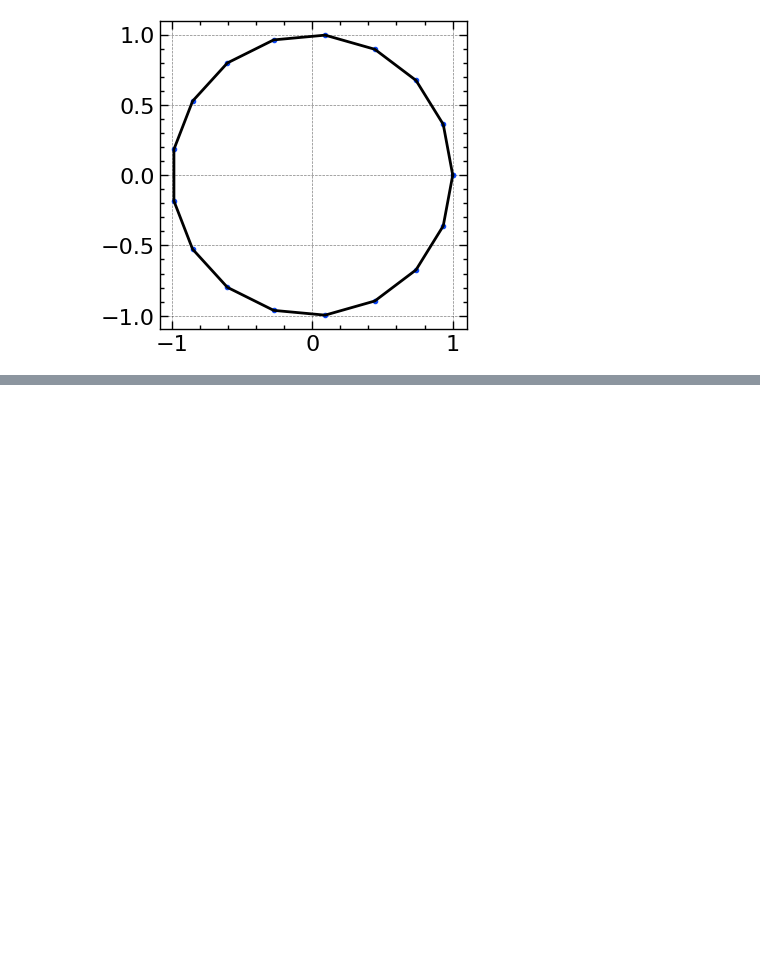
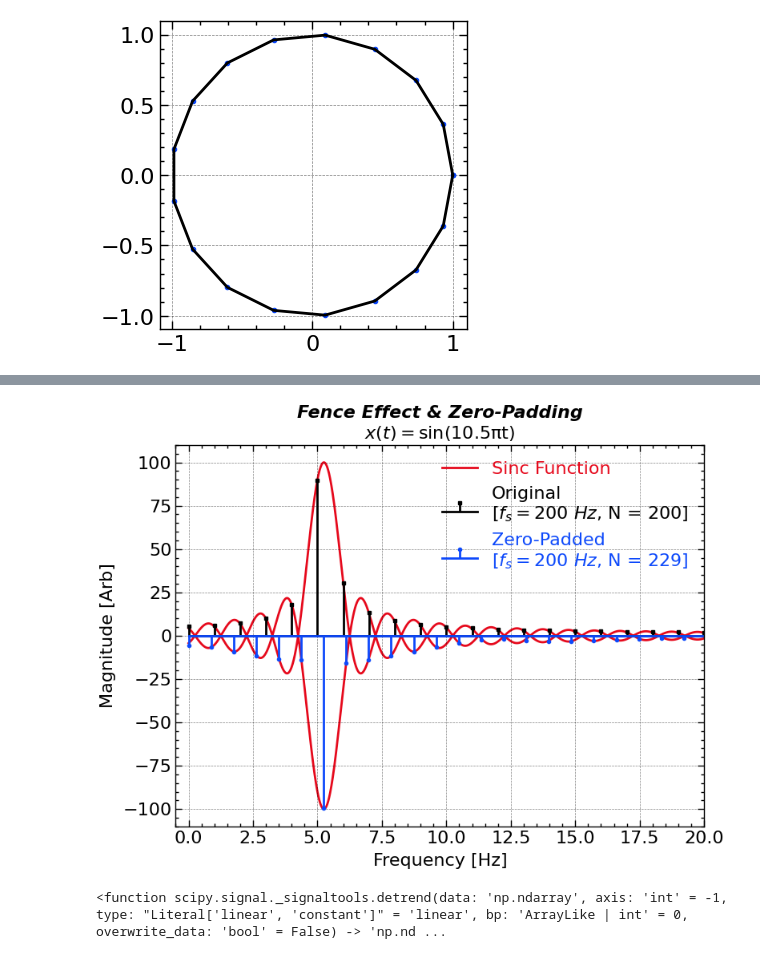
Before and after one commit to jiutongzhao/Time-Series-Data-Analysis, a Jupyter notebook: chap2.ipynb, the cells around one changed output, grey strips where cells are left out. Cells and saved outputs as stored; diff of their text form; code cells hidden in the pictures; blank space fills up the shorter version.

```diff
--- a/chap2.ipynb
+++ b/chap2.ipynb
@@ -157,0 +229,70 @@ plt.show()
+# %%
+import numpy as np
+import matplotlib.pyplot as plt
+import scienceplots
+plt.style.use(['science', 'nature', 'notebook', 'grid', 'high-vis'])
+
+%matplotlib ipympl
+plt.close()
+
+plt.figure(figsize=(8, 6))
+ax1 = plt.subplot(1, 1, 1)
+
+omega0 = 2 * np.pi * 5.25
+
+N = 200
+t = np.linspace(0, 1, N, endpoint=False)
+dt = t[1] - t[0]
+fs = 1 / dt
+sig = np.sin(omega0 * t)
+
+
+coefs = np.fft.fft(sig)
+freq = np.fft.fftfreq(len(t), t[1] - t[0])
+
+pos_mask = freq >= 0
+
+ax1.stem(freq[pos_mask], np.abs(coefs)[pos_mask], linefmt = 'k', markerfmt = 'ks', basefmt = 'k-', label = 'Original\n[$f_s=200\ Hz$, N = 200]')
+
+
+coefs = np.fft.fft(sig, n = 229)
+freq = np.fft.fftfreq(len(coefs), t[1] - t[0])
+
+pos_mask = freq >= 0
+
+ax1.stem(freq[pos_mask], -np.abs(coefs)[pos_mask], linefmt = 'C0', markerfmt = 'C0o', basefmt = 'C0-', label = 'Zero-Padded\n[$f_s=200\ Hz$, N = 229]')
+
+
+
+for ax in [ax1,]:
+    ax.set_xlabel('Frequency [Hz]')
+    ax.set_ylabel('Magnitude [Arb]')
+
+    ax.set_xlim(-0.5, 20)
+    ax.set_ylim(-110, 110)
+
+    ax.grid('on', linestyle = '--')
+
+    _freq = np.linspace(0, 20, 2000)
+
+    ax.plot(_freq, N / 2 * np.abs(np.sinc(np.abs(_freq - omega0 / 2 / np.pi) * N * dt)), 'C1-', alpha = 1., zorder = -1, label = 'Sinc Function')
+    ax.plot(_freq, -N / 2 * np.abs(np.sinc(np.abs(_freq - omega0 / 2 / np.pi) * N * dt)), 'C1-', alpha = 1., zorder = -1)
+# ax1.legend(frameon = False)
+ax1.legend(loc = 'upper right', ncol = 1, labelcolor=['C1', 'k', 'C0'], frameon = False)
+
+# ax1.set_title(r'${\hat{x}(f)}$: ${N=200}$')
+# ax2.set_title(r'${\hat{x}(f)}$ Zero-Padded: ${N=229}$')
+
+ax1.set_title('Fence Effect & Zero-Padding\n' + '$x(t)=\mathrm{sin(10.5\pi t)}$', **title_font)
+
+plt.tight_layout()
+
+plt.savefig(save_path + 'figure_dft_fence_effect_zero_padding' + '.png',bbox_inches='tight',dpi=300)
+
+plt.show()
+# %% [output]
+[figure, added]
+# %%
+scipy.signal.detrend
+# %% [output]
+<function scipy.signal._signaltools.detrend(data: 'np.ndarray', axis: 'int' = -1, type: "Literal['linear', 'constant']" = 'linear', bp: 'ArrayLike | int' = 0, overwrite_data: 'bool' = False) -> 'np.nd ...
```
Also changed, not shown: parts of 3 cells of this notebook, 26 other files.
